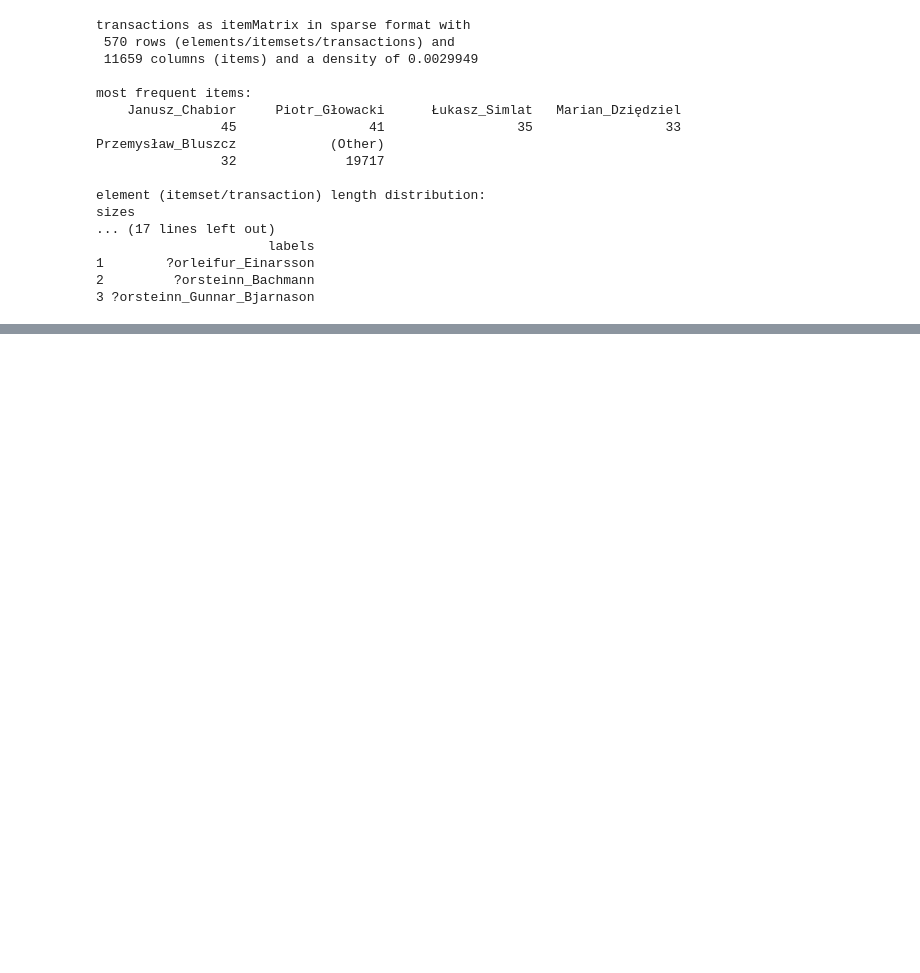
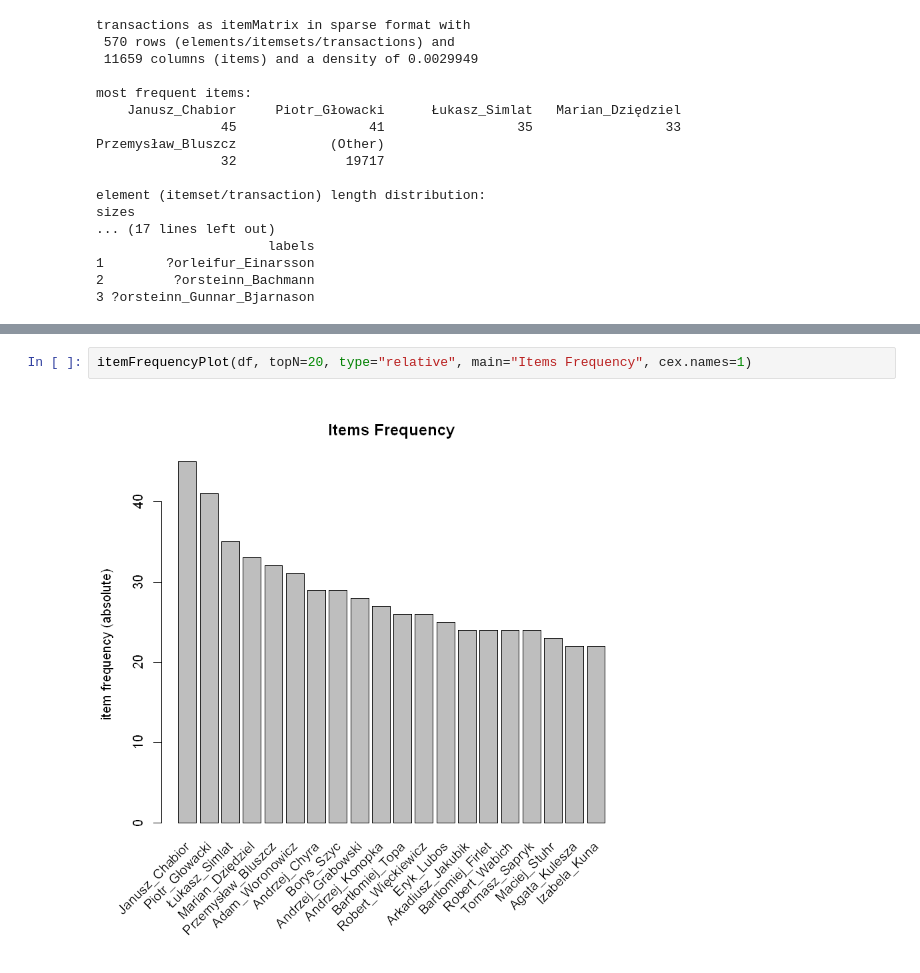
Before and after one commit to michaelwozniak/paper_ul3_wozniak_wrzesinski, a Jupyter notebook: paper_ul3_wozniak_wrzesinski.ipynb, the cells around one changed output, grey strips where cells are left out. Drawn from its saved outputs; the diff is of its cells as text; blank space fills up the shorter version.

```diff
--- a/paper_ul3_wozniak_wrzesinski.ipynb
+++ b/paper_ul3_wozniak_wrzesinski.ipynb
@@ -47,0 +102,4 @@ sizes
+# %%
+itemFrequencyPlot(df, topN=20, type="relative", main="Items Frequency", cex.names=1)
+# %% [output]
+[figure, added]
```
Also changed, not shown: parts of 33 cells of this notebook.
